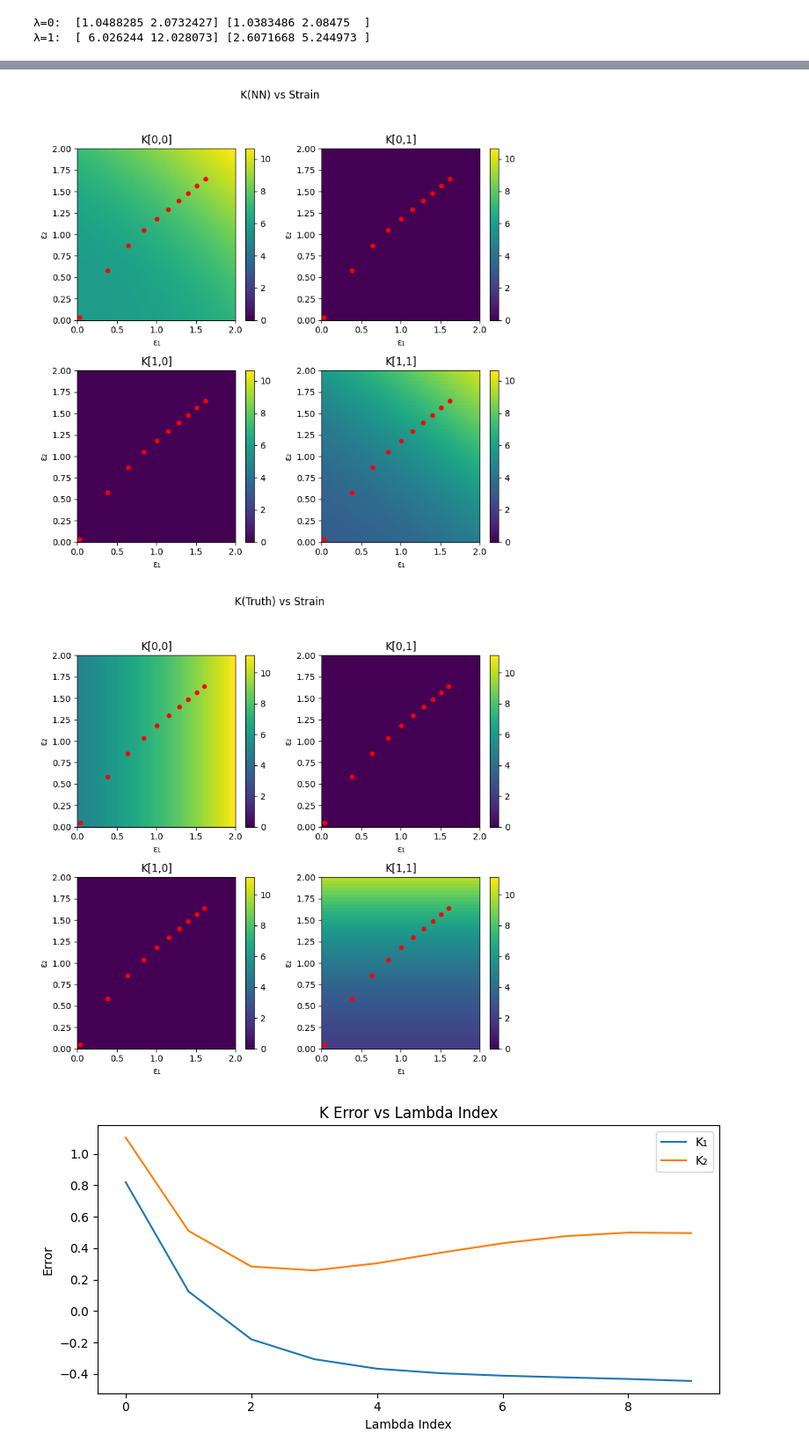
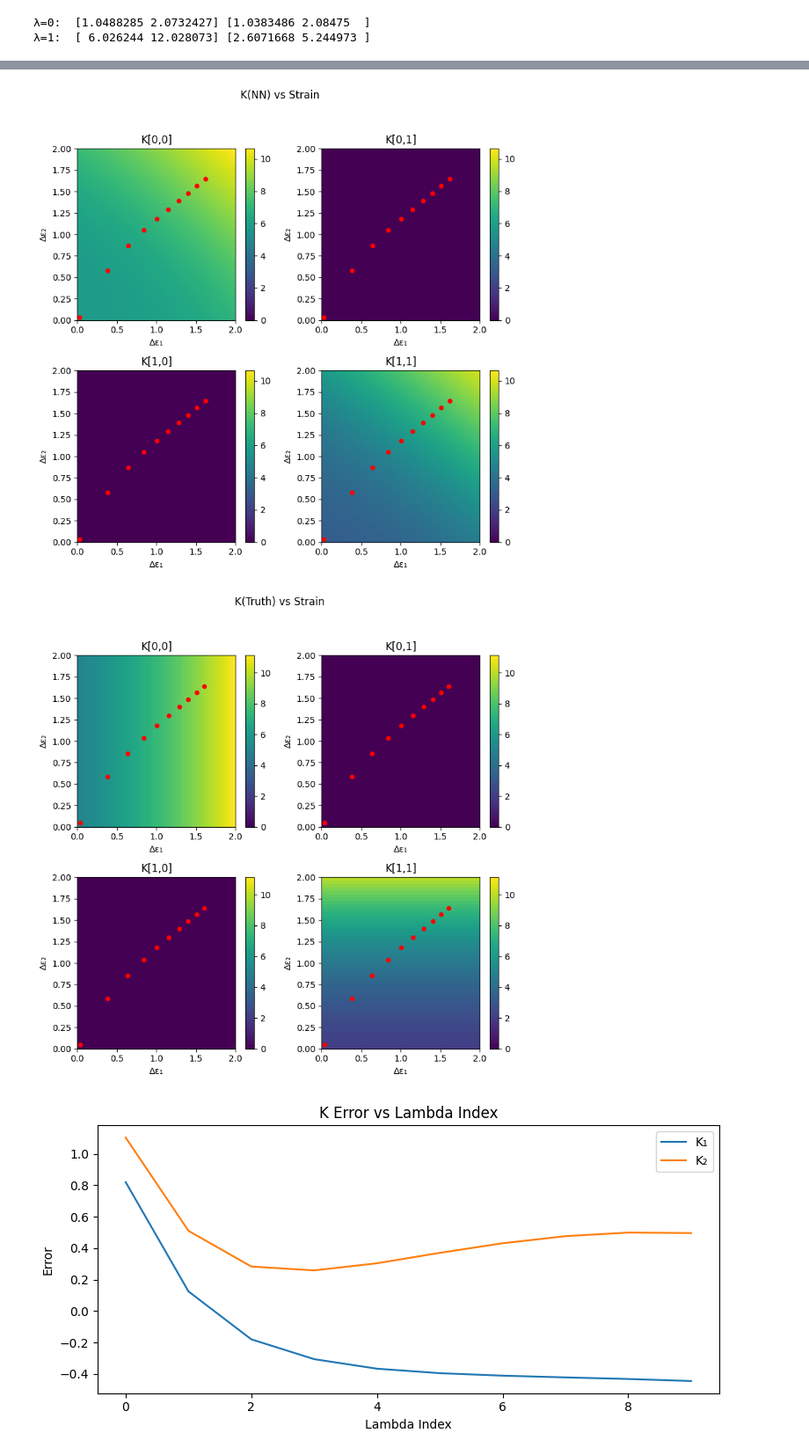
Before and after one commit to ryanchaiyakul/hodel, a Jupyter notebook: triplet.ipynb, the cells around one changed output, grey strips where cells are left out. Shown at 88% size. Saved outputs shown, nothing was run; the diff lists cells and outputs as text; code cells hidden in the pictures.

```diff
--- a/triplet.ipynb
+++ b/triplet.ipynb
@@ -73,11 +107,11 @@ print("λ=1: ", sim.solve(jnp.array([1.0]), xf0, Theta_star))
 # %%
 xf_stars = sim.sim(lambdas, xf0, Theta_star)
 Theta0 = jax.random.uniform(key, [2], minval=1e-1, maxval=1e1)
-lr = 1e-1
-n_epochs = 100
+lr = 2e-1
+nepochs = 100
 
 final_Theta, L = sim.learn(
-    lambdas, xf0, xf_stars, Theta0, optim=optax.adam(lr), n_epochs=n_epochs
+    lambdas, xf0, xf_stars, Theta0, optim=optax.adam(lr), nepochs=nepochs
 )
 
 print("True Theta:", Theta_star)
@@ -180,15 +215,10 @@ print(
 xf_stars = ks_sim.sim(lambdas, xf0, Theta_star)
 
 lr = 1e-2
-n_epochs = 700
-#schedule = optax.cosine_decay_schedule(init_value=lr, decay_steps=n_epochs, alpha=0.2)
+nepochs = 700
+# schedule = optax.cosine_decay_schedule(init_value=lr, decay_steps=n_epochs, alpha=0.2)
 
-jit_learn = jax.jit(
-    lambda lambdas, xf0, xf_stars, params: nn_sim.learn(
-        lambdas, xf0, xf_stars, params, optim=optax.adam(lr), n_epochs=n_epochs
-    )
-)
-final_params, L = jit_learn(lambdas, xf0, xf_stars, params)
+final_params, L = nn_sim.learn(lambdas, xf0, xf_stars, params, optim=optax.adam(lr), nepochs=nepochs)
 final_xfs = nn_sim.sim(lambdas, xf0, final_params)
 
 print("truth: ", xf_stars)
@@ -225,12 +255,12 @@ nn:  [[1.0333133 2.0643713]
 # %%
 # Range of del_strains
 del_strains = []
-for (x1, x2) in final_xfs:
+for x1, x2 in final_xfs:
     del_strains.append(nn_energy.get_strain(0, x1, x2, nn_energy.l_k) - 1.0)
 del_strains = jnp.stack(del_strains)
 
 ks_del_strains = []
-for (x1, x2) in xf_stars:
+for x1, x2 in xf_stars:
     ks_del_strains.append(ks_energy.get_strain(0, x1, x2, nn_energy.l_k) - 1.0)
 ks_del_strains = jnp.stack(ks_del_strains)
 
@@ -245,47 +275,55 @@ del_strains_map = jnp.stack([E1.ravel(), E2.ravel()], axis=-1)
 # Generate map of Ks
 nn_K = jax.vmap(lambda s: nn_energy.get_K(s, final_params))(del_strains_map)
 ks_K = jax.vmap(lambda s: ks_energy.get_K(s, Theta_star))(del_strains_map)
+
 
 def visualize_K(K, del_strains, suptitle="K vs Strains"):
     K11 = K[:, 0, 0].reshape(E1.shape)
     K12 = K[:, 0, 1].reshape(E1.shape)
     K21 = K[:, 1, 0].reshape(E1.shape)
     K22 = K[:, 1, 1].reshape(E1.shape)
 
     Ks = [K11, K12, K21, K22]
     titles = ["K[0,0]", "K[0,1]", "K[1,0]", "K[1,1]"]
 
     vmin = min(np.min(Kij) for Kij in Ks)
     vmax = max(np.max(Kij) for Kij in Ks)
 
     fig, axs = plt.subplots(2, 2, figsize=(8, 8))
     axs = axs.flatten()
 
     for ax, Kij, title in zip(axs, Ks, titles):
         im = ax.imshow(
             np.asarray(Kij),
             extent=(eps1.min(), eps1.max(), eps2.min(), eps2.max()),
-            origin='lower',
-            cmap='viridis',
-            aspect='auto',
+            origin="lower",
+            cmap="viridis",
+            aspect="auto",
             vmin=vmin,
-            vmax=vmax
+            vmax=vmax,
         )
-        ax.set_xlabel("ε₁")
-        ax.set_ylabel("ε₂")
-        ax.scatter(del_strains[:, 0], del_strains[:, 1],
-                   color='red', s=20, marker='o', label='Equilibria')
+        ax.set_xlabel("Δε₁")
+        ax.set_ylabel("Δε₂")
+        ax.scatter(
+            del_strains[:, 0],
+            del_strains[:, 1],
+            color="red",
+            s=20,
+            marker="o",
+            label="Equilibria",
+        )
         ax.set_title(title)
         fig.colorbar(im, ax=ax)
 
     fig.suptitle(suptitle)
     plt.tight_layout(rect=(0.0, 0.0, 1.0, 0.95))  # keep suptitle visible
-    #fig.savefig(f"{suptitle}.png", dpi=300, bbox_inches='tight')
+    # fig.savefig(f"{suptitle}.png", dpi=300, bbox_inches='tight')
     plt.show()
+
 
 visualize_K(nn_K, del_strains, "K(NN) vs Strain")
 visualize_K(ks_K, ks_del_strains, "K(Truth) vs Strain")
 # %% [output]
-[figure, old version]
+[figure, new version]
-[figure, old version]
+[figure, new version]
 # %%
```
Also changed, not shown: parts of 6 cells of this notebook, 6 other files.
